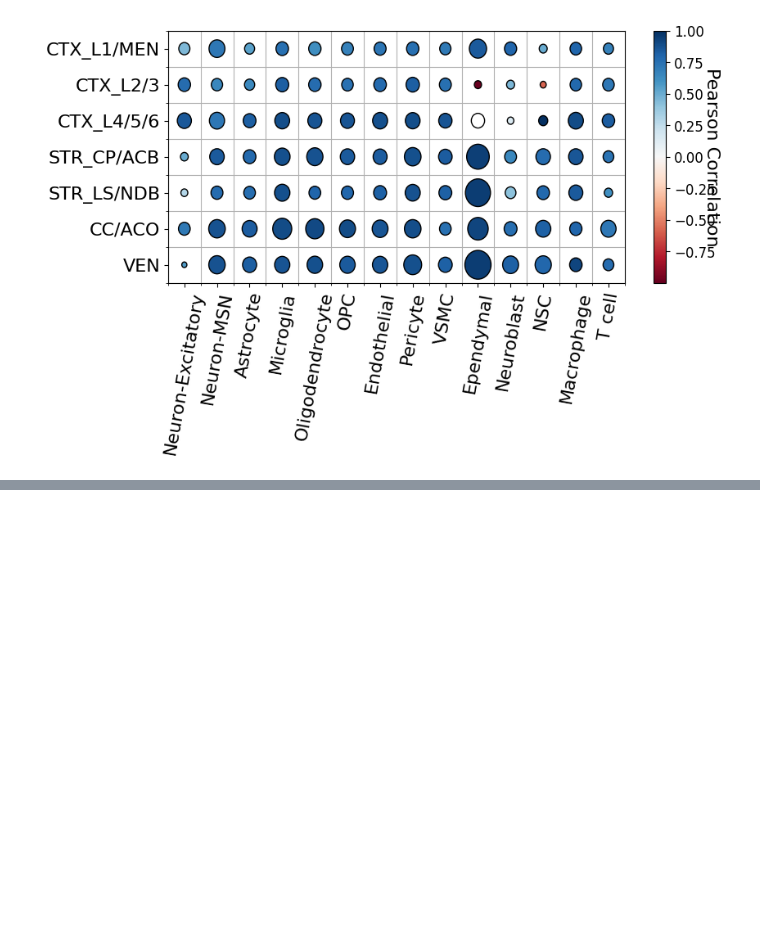
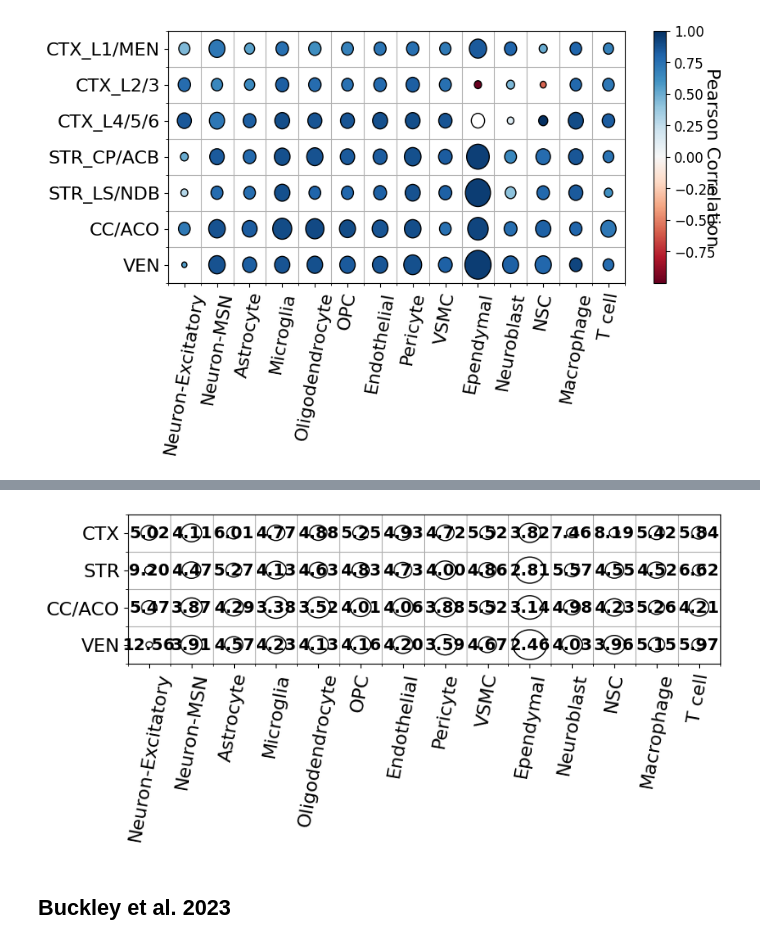
Before and after one commit to sunericd/spatial_aging_clocks, a Jupyter notebook: 3A_clocks_single_cell.ipynb, the cells around one changed output, grey strips where cells are left out. Drawn from its saved outputs; the diff is of its cells as text; code cells hidden in the pictures; blank space fills up the shorter version.

```diff
--- a/3A_clocks_single_cell.ipynb
+++ b/3A_clocks_single_cell.ipynb
@@ -812,0 +967,77 @@ plt.show()
+# %%
+regions = ['VEN', 'CC/ACO', 'STR', 'CTX']
+region_tags = [region.split("/")[0] for region in regions]
+filepaths = [f"results/clocks/stats/{regi}coarse_lasso_loocv_predicted_age_correlation_n30_spatialsmoothonsmooth_alpha08_nneigh20.csv" for regi in region_tags]
+names = regions
+
+celltypes = restricted_celltype_subset
+
+celltypes_full = ['Neuron-Excitatory', 'Neuron-Inhibitory', 'Neuron-MSN',
+                    'Astrocyte', 'Microglia', 'Oligodendrocyte', 'OPC',
+                    'Endothelial', 'Pericyte', 'VSMC', 'VLMC',
+                    'Ependymal', 'Neuroblast', 'NSC',
+                    'Macrophage', 'Neutrophil','T cell', 'B cell']
+
+
+###############################################
+df_list = []
+
+for i, filepath in enumerate(filepaths):
+    df = pd.read_csv(filepath)
+    df["name"] = names[i]
+    df["celltype"] = df["celltype"].astype('category').cat.reorder_categories([x for x in celltypes_full if x in df['celltype'].values])
+    df = df.sort_values(by="celltype")
+    df = df[df["celltype"].isin(celltypes)]
+    if list(df["celltype"]) != celltypes:
+        print("Warning: celltype order not matching up for "+filepath+" padding with NaNs")
+        new_df = pd.DataFrame([])
+        for ct in celltypes:
+            if ct in list(df["celltype"]):
+                new_df = pd.concat((new_df, df[df["celltype"]==ct]))
+            else:
+                fill_df = pd.DataFrame(np.array([[ct, 0, 1000, names[i]]]),
+                                      columns = ['celltype','pearson','mean_abs_err','name'])
+                new_df = pd.concat((new_df, fill_df))
+        df = new_df
+        df["pearson"] = df["pearson"].astype(float)
+        df["mean_abs_err"] = df["mean_abs_err"].astype(float)
+    df_list.append(df)
+
+comb_df = pd.concat(df_list)
+
+##### code from: https://stackoverflow.com/questions/59381273/heatmap-with-circles-indicating-size-of-population
+N = len(filepaths)
+M = len(celltypes)
+ylabels = names
+xlabels = celltypes
+
+x, y = np.meshgrid(np.arange(M), np.arange(N))
+s = 1/comb_df["mean_abs_err"].values
+c = comb_df["pearson"].values
+
+fig, ax = plt.subplots(figsize=(9,16/7))
+
+R = s/s.max()/2.5 # fixes max radius of circles with this scaling
+# Create circles and annotate with mean_abs_err values
+for r, j, i, value in zip(R.flat, x.flat, y.flat, comb_df["mean_abs_err"].values):
+    circle = plt.Circle((j, i), radius=r, edgecolor='black', linewidth=1, facecolor="None")
+    ax.add_patch(circle)
+    ax.annotate(f"{value:.2f}", (j, i), color='black', weight='bold', ha='center', va='center', fontsize=14)
+
+ax.set_xticks(np.arange(M))
+ax.set_yticks(np.arange(N))
+ax.set_xticklabels(xlabels, rotation=80, fontsize=16)
+ax.set_yticklabels(ylabels, fontsize=16)
+ax.set_xticks(np.arange(M+1)-0.5, minor=True)
+ax.set_yticks(np.arange(N+1)-0.5, minor=True)
+ax.grid(which='minor')
+
+cbar = fig.colorbar(col)
+cbar.ax.set_ylabel('Pearson Correlation', rotation=270, fontsize=16)
+cbar.ax.tick_params(labelsize=12)
+
+plt.show()
+# %% [output]
+[figure, added]
+# %% [markdown]
+## Buckley et al. 2023
```
Also changed, not shown: parts of 7 cells of this notebook, 13 other files.
